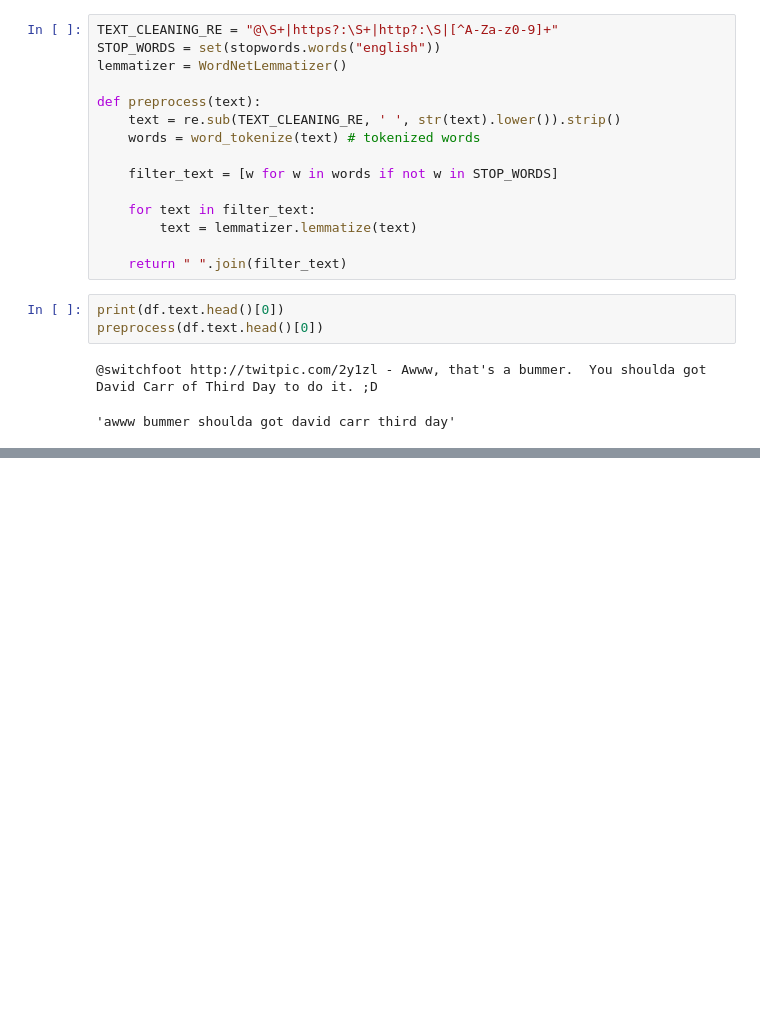
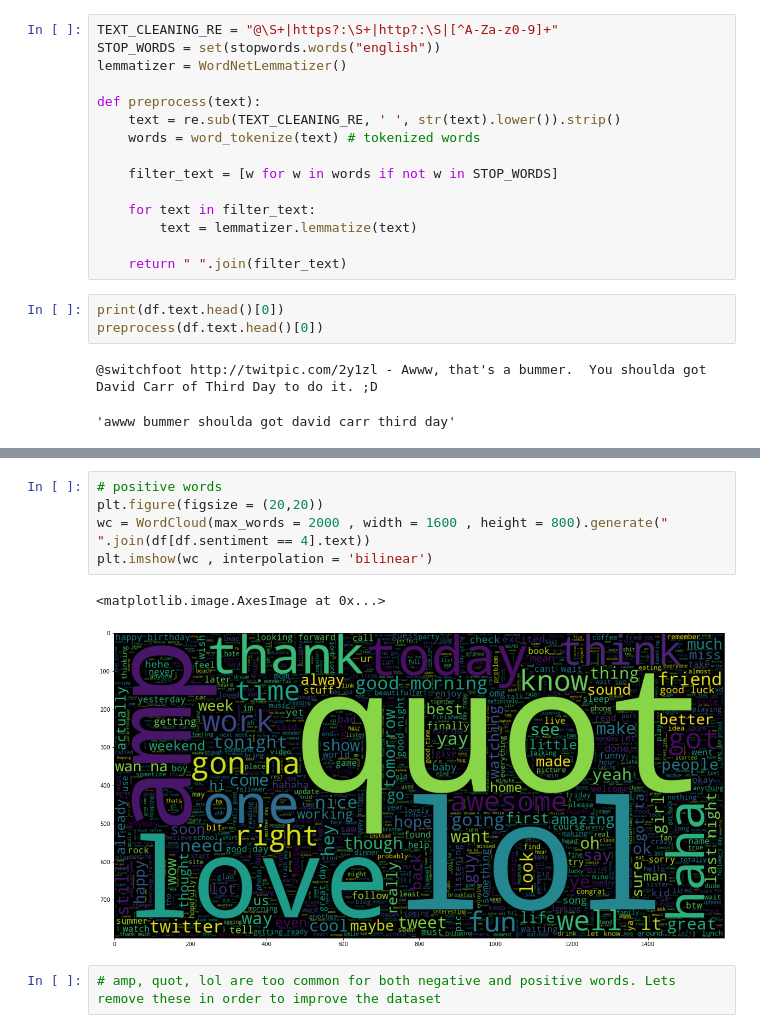
Before and after one commit to kishdubey/sanay, a Jupyter notebook: senti_analysis_model/twitter_sentiment_analysis.ipynb, the cells around one changed output, grey strips where cells are left out. Saved outputs shown, nothing was run; the diff lists cells and outputs as text; blank space fills up the shorter version.

```diff
--- a/senti_analysis_model/twitter_sentiment_analysis.ipynb
+++ b/senti_analysis_model/twitter_sentiment_analysis.ipynb
@@ -59,0 +115,10 @@ df.head()
+# %%
+# positive words
+plt.figure(figsize = (20,20))
+wc = WordCloud(max_words = 2000 , width = 1600 , height = 800).generate(" ".join(df[df.sentiment == 4].text))
+plt.imshow(wc , interpolation = 'bilinear')
+# %% [output]
+<matplotlib.image.AxesImage at 0x...>
+[figure, added]
+# %%
+# amp, quot, lol are too common for both negative and positive words. Lets remove these in order to improve the dataset
```
Also changed, not shown: parts of 17 cells of this notebook, 1 other file.
